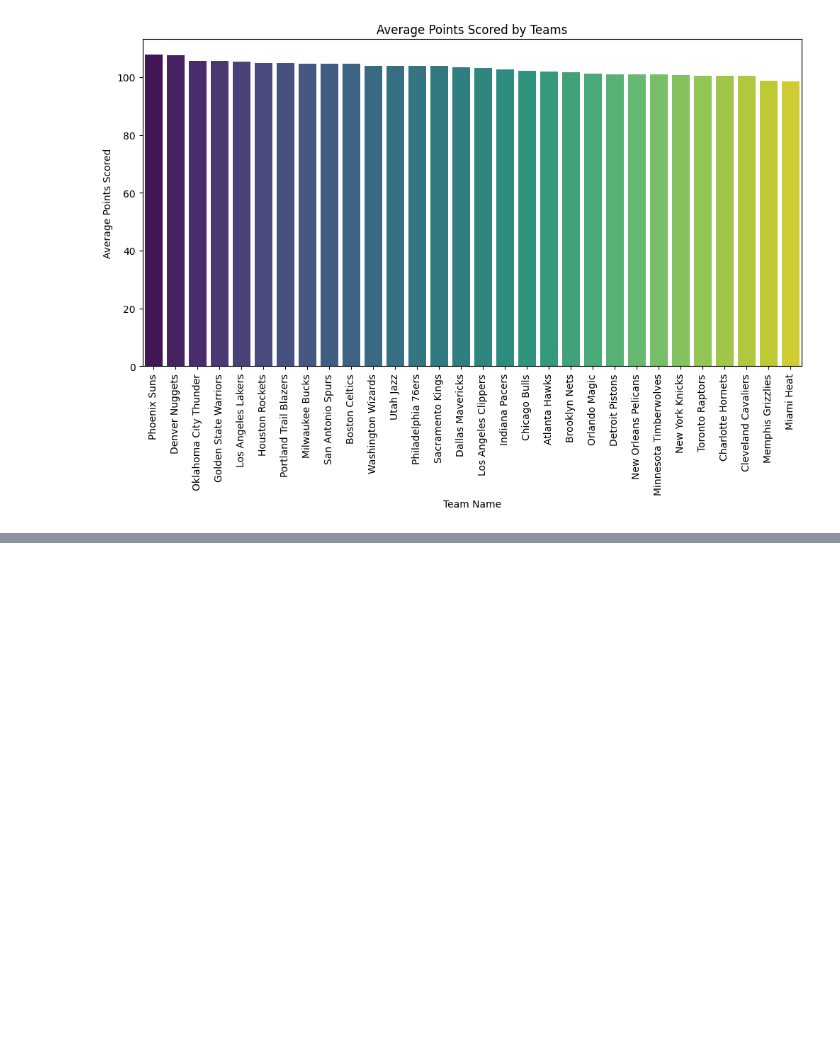
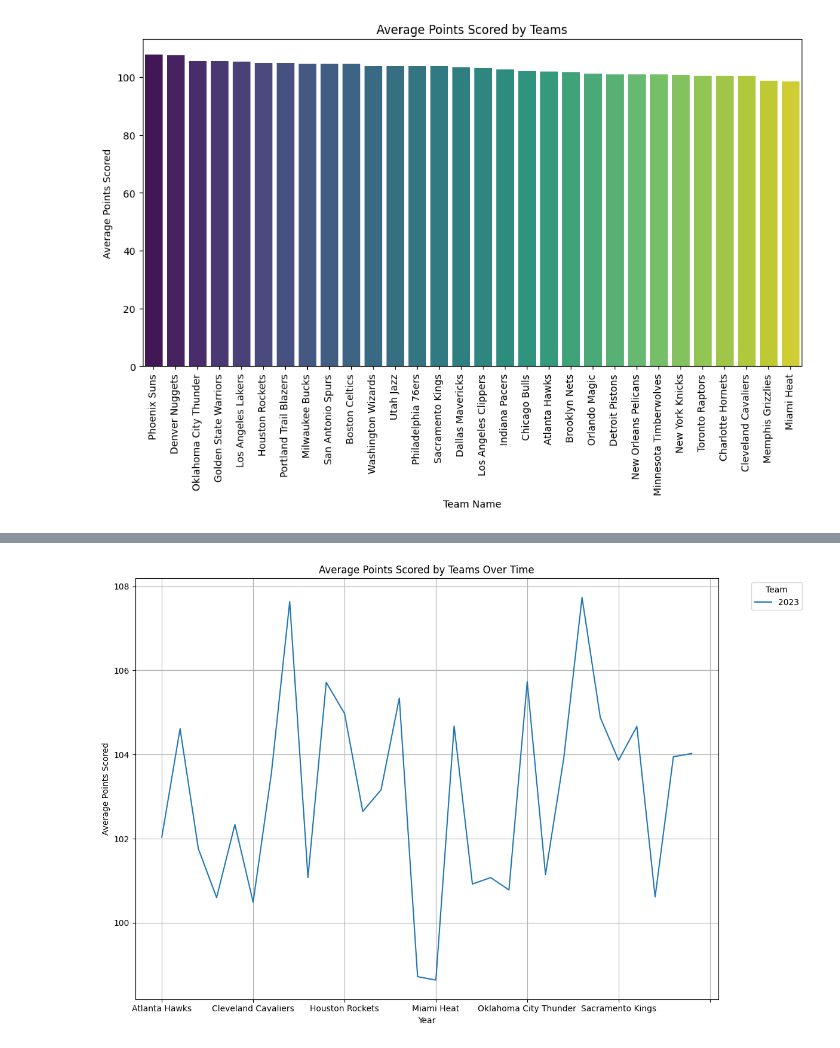
Before and after one commit to Meenakshipooranik/NBA-Data-Analysis, a Jupyter notebook: nba.ipynb, the cells around one changed output, grey strips where cells are left out. Saved outputs shown, nothing was run; the diff lists cells and outputs as text; code cells hidden in the pictures; blank space fills up the shorter version.

```diff
--- a/nba.ipynb
+++ b/nba.ipynb
@@ -972,3 +1014,21 @@ Text(0.5, 1.0, 'Team Performance Trends Over Time')
+# %%
+import matplotlib.pyplot as plt
+
+# Group the DataFrame by team and year, calculating the mean of avg_points_scored
+team_yearly_points = team_performance_df.groupby(['full_name', team_performance_df['game_date'].dt.year])['avg_points_scored'].mean().unstack()
+
+# Create the line chart
+plt.figure(figsize=(12, 8))
+team_yearly_points.plot(ax=plt.gca())
+plt.xlabel('Year')
+plt.ylabel('Average Points Scored')
+plt.title('Average Points Scored by Teams Over Time')
+plt.legend(title='Team', bbox_to_anchor=(1.05, 1), loc='upper left')
+plt.grid(True)
+plt.tight_layout()
+plt.show()
+# %% [output]
+[figure, added]
 # %%
 # 1. Trend for a specific team
 team_name = "San Antonio Spurs"  # Replace with the team you want to analyze
```
Also changed, not shown: parts of 9 cells of this notebook.
